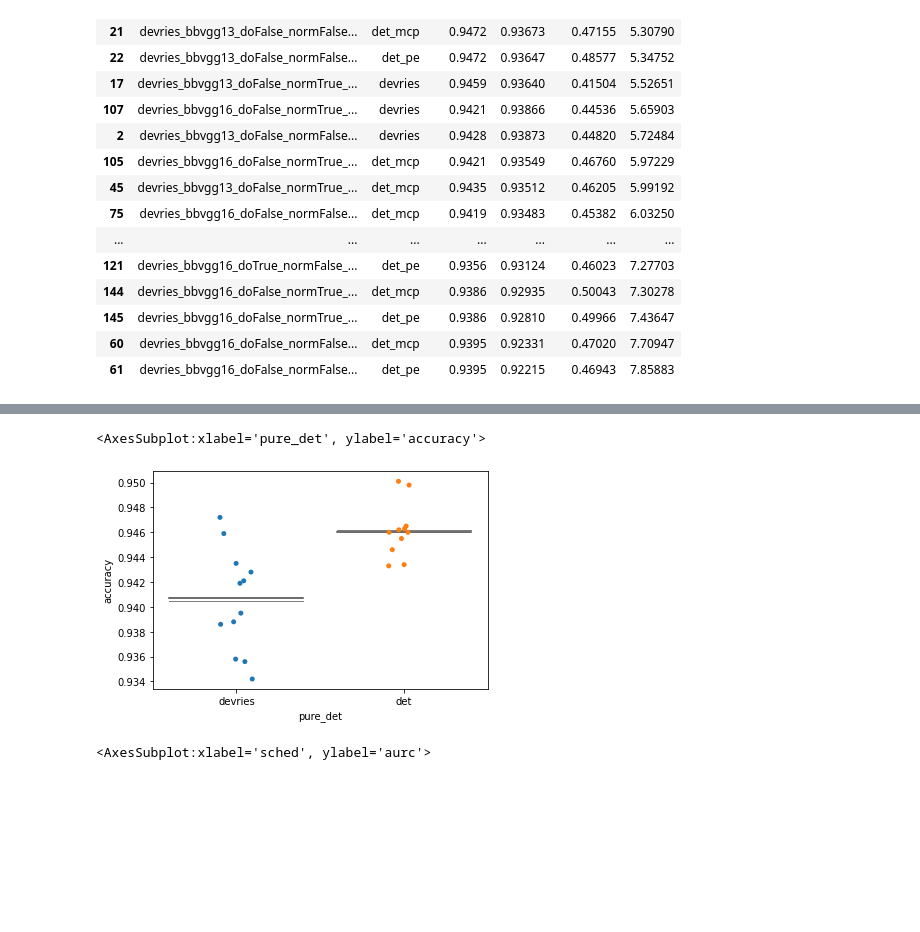
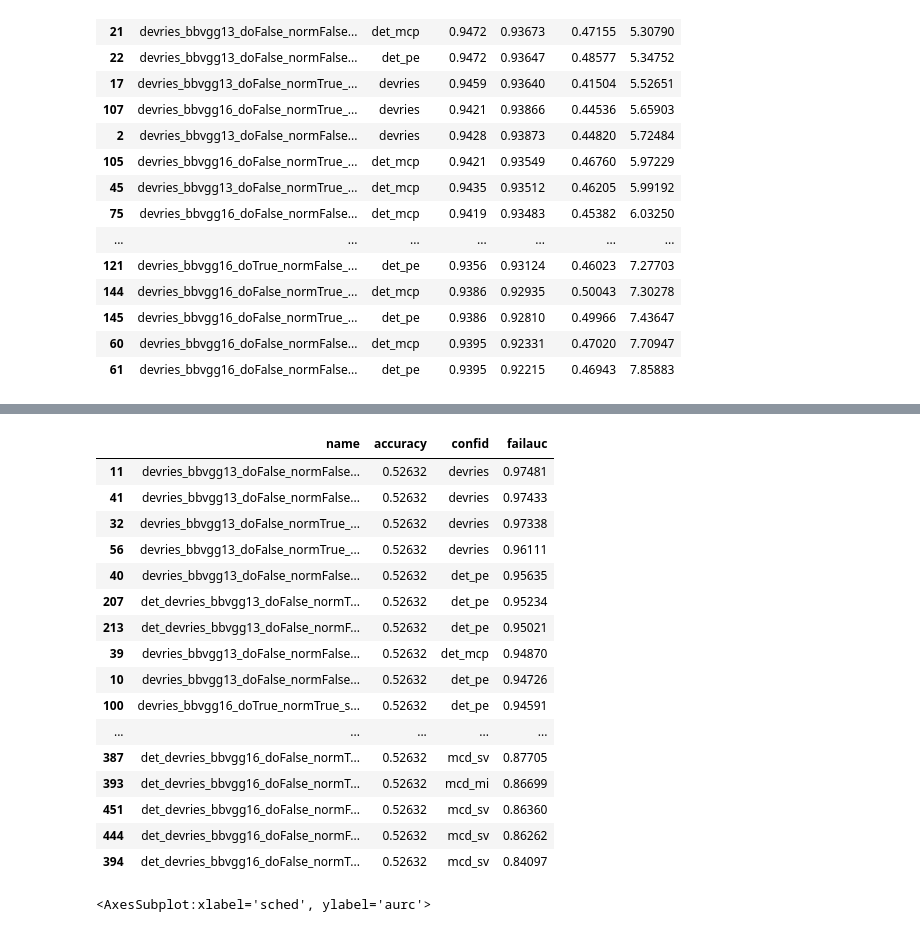
Before and after one commit to IML-DKFZ/fd-shifts, a Jupyter notebook: notebooks/devries_sweep_analysis.ipynb, the cells around one changed output, grey strips where cells are left out. Saved outputs shown, nothing was run; the diff lists cells and outputs as text; code cells hidden in the pictures; blank space fills up the shorter version.

```diff
--- a/notebooks/devries_sweep_analysis.ipynb
+++ b/notebooks/devries_sweep_analysis.ipynb
@@ -143,9 +145,23 @@ plt.tight_layout()
-# %%
-sns.stripplot(x="pure_det", y="accuracy", data=df[(df.study == "iid_study") & (df.confid== "det_mcp")])
-sns.boxplot(x="pure_det", y="accuracy", data=df[(df.study == "iid_study") & (df.confid== "det_mcp")], saturation=0, showbox=False, showcaps=False, showfliers=False, whiskerprops=whiskerprops, showmeans=True, meanprops=meanprops, meanline=True)
-# %% [output]
-<AxesSubplot:xlabel='pure_det', ylabel='accuracy'>
-[figure, removed]
+# %%
+data[["name", "accuracy", "confid", "failauc"]].sort_values(by="failauc", ascending=False)
+# %% [output]
+|  | name | accuracy | confid | failauc |
+| 11 | devries_bbvgg13_doFalse_normFalse... | 0.52632 | devries | 0.97481 |
+| 41 | devries_bbvgg13_doFalse_normFalse... | 0.52632 | devries | 0.97433 |
+| 32 | devries_bbvgg13_doFalse_normTrue_... | 0.52632 | devries | 0.97338 |
+| 56 | devries_bbvgg13_doFalse_normTrue_... | 0.52632 | devries | 0.96111 |
+| 40 | devries_bbvgg13_doFalse_normFalse... | 0.52632 | det_pe | 0.95635 |
+| 207 | det_devries_bbvgg13_doFalse_normT... | 0.52632 | det_pe | 0.95234 |
+| 213 | det_devries_bbvgg13_doFalse_normF... | 0.52632 | det_pe | 0.95021 |
+| 39 | devries_bbvgg13_doFalse_normFalse... | 0.52632 | det_mcp | 0.94870 |
+| 10 | devries_bbvgg13_doFalse_normFalse... | 0.52632 | det_pe | 0.94726 |
+| 100 | devries_bbvgg16_doTrue_normTrue_s... | 0.52632 | det_pe | 0.94591 |
+| ... | ... | ... | ... | ... |
+| 387 | det_devries_bbvgg16_doFalse_normT... | 0.52632 | mcd_sv | 0.87705 |
+| 393 | det_devries_bbvgg16_doFalse_normT... | 0.52632 | mcd_mi | 0.86699 |
+| 451 | det_devries_bbvgg16_doFalse_normF... | 0.52632 | mcd_sv | 0.86360 |
+| 444 | det_devries_bbvgg16_doFalse_normF... | 0.52632 | mcd_sv | 0.86262 |
+| 394 | det_devries_bbvgg16_doFalse_normT... | 0.52632 | mcd_sv | 0.84097 |
 # %%
 sns.stripplot(x="sched", y="aurc", data=df[(df.study == "iid_study")])
 sns.boxplot(x="sched", y="aurc", data=df[(df.study == "iid_study")], saturation=0, showbox=False, showcaps=False, showfliers=False, whiskerprops=whiskerprops, showmeans=True, meanprops=meanprops, meanline=True)
```
Also changed, not shown: parts of 2 cells of this notebook, 22 other files.
